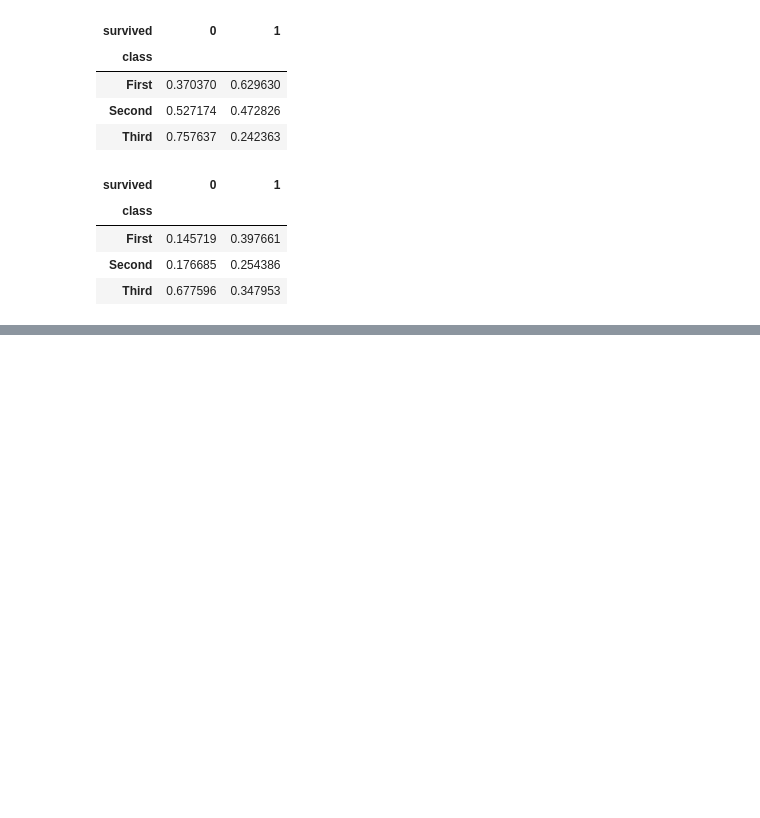
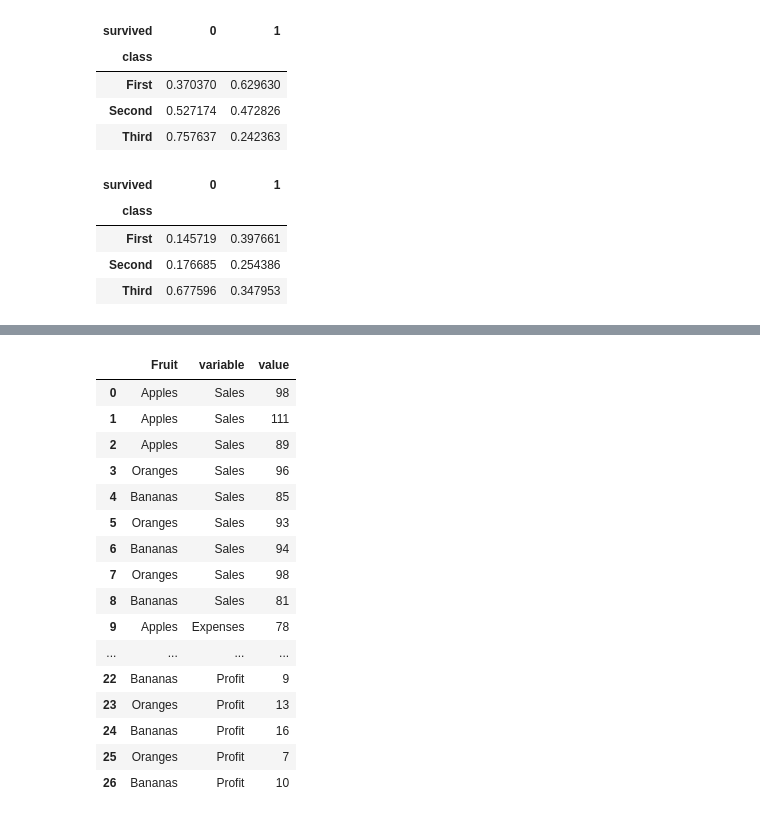
Before and after one commit to blackbutterfly0852/ADP_PRACTICE, a Jupyter notebook: 221026_데이터핸들링.ipynb, the cells around one changed output, grey strips where cells are left out. Cells and saved outputs as stored; diff of their text form; code cells hidden in the pictures; blank space fills up the shorter version.

```diff
--- a/221026_데이터핸들링.ipynb
+++ b/221026_데이터핸들링.ipynb
@@ -859,0 +926,21 @@ pd.crosstab(df['class'], df['survived'], normalize = 'columns') # 열 끼리 상
+# %%
+melt_df = pd.melt(df_fruits, id_vars = ['Fruit'], value_vars = ['Sales', 'Expenses', 'Profit'])
+melt_df
+# %% [output]
+|  | Fruit | variable | value |
+| 0 | Apples | Sales | 98 |
+| 1 | Apples | Sales | 111 |
+| 2 | Apples | Sales | 89 |
+| 3 | Oranges | Sales | 96 |
+| 4 | Bananas | Sales | 85 |
+| 5 | Oranges | Sales | 93 |
+| 6 | Bananas | Sales | 94 |
+| 7 | Oranges | Sales | 98 |
+| 8 | Bananas | Sales | 81 |
+| 9 | Apples | Expenses | 78 |
+| ... | ... | ... | ... |
+| 22 | Bananas | Profit | 9 |
+| 23 | Oranges | Profit | 13 |
+| 24 | Bananas | Profit | 16 |
+| 25 | Oranges | Profit | 7 |
+| 26 | Bananas | Profit | 10 |
```
Also changed, not shown: parts of 5 cells of this notebook.
